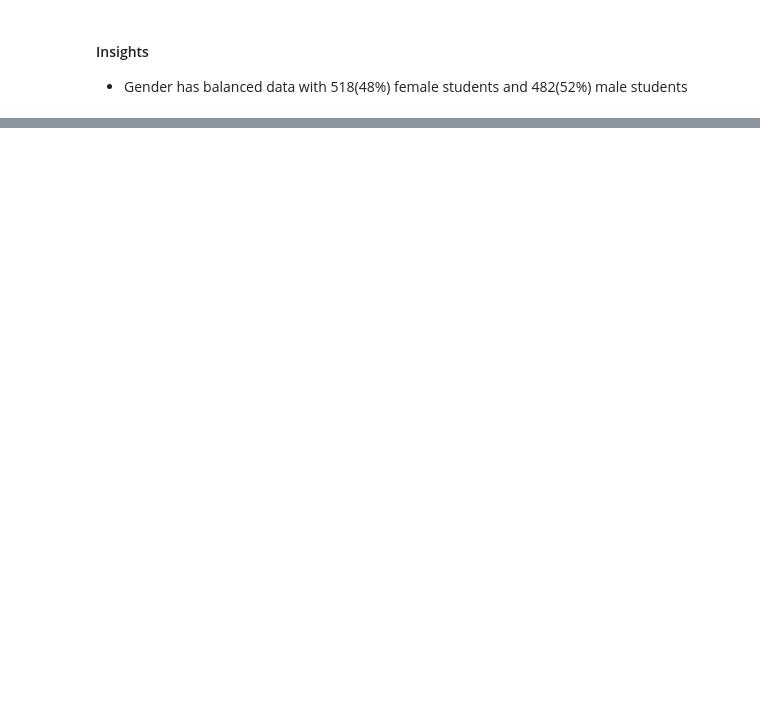
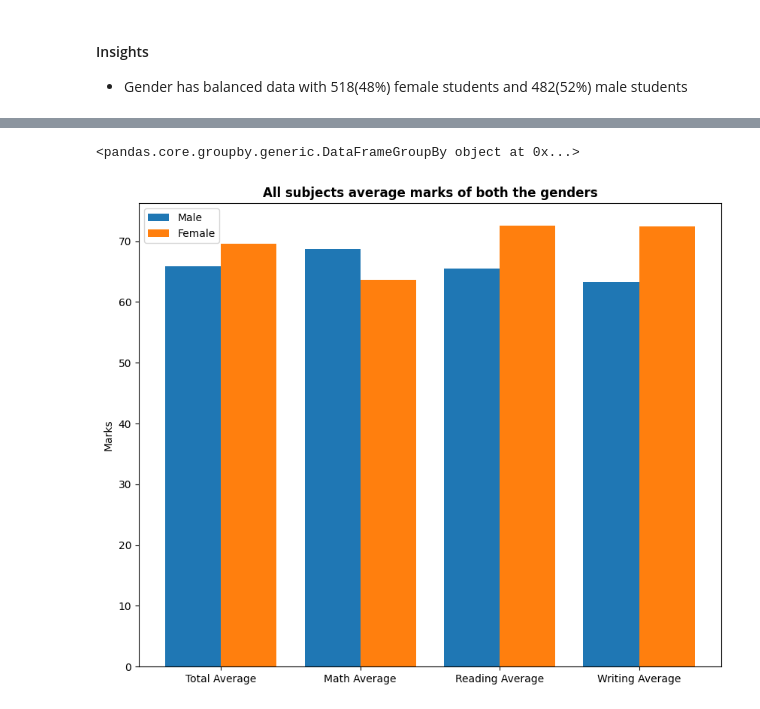
Before and after one commit to mukeshSankalamaddi/mlprojects, a Jupyter notebook: notebook/EDA STUDENT PERFORMANCE.ipynb, the cells around one changed output, grey strips where cells are left out. Cells and saved outputs as stored; diff of their text form; code cells hidden in the pictures; blank space fills up the shorter version.

```diff
--- a/notebook/EDA STUDENT PERFORMANCE.ipynb
+++ b/notebook/EDA STUDENT PERFORMANCE.ipynb
@@ -412,0 +447,26 @@ plt.show()
+# %%
+gender_group = df.groupby('gender')
+gender_group
+# %% [output]
+<pandas.core.groupby.generic.DataFrameGroupBy object at 0x...>
+# %%
+plt.figure(figsize=(10, 8))
+
+X = ['Total Average','Math Average','Reading Average','Writing Average']
+
+
+female_scores = [gender_group['average_score'].mean()[0], gender_group['math_score'].mean()[0],gender_group['reading_score'].mean()[0], gender_group['writing_score'].mean()[0]]
+male_scores = [gender_group['average_score'].mean()[1], gender_group['math_score'].mean()[1],gender_group['reading_score'].mean()[1], gender_group['writing_score'].mean()[1]]
+
+X_axis = np.arange(len(X))
+
+plt.bar(X_axis - 0.2, male_scores, 0.4, label = 'Male')
+plt.bar(X_axis + 0.2, female_scores, 0.4, label = 'Female')
+
+plt.xticks(X_axis, X)
+plt.ylabel("Marks")
+plt.title("All subjects average marks of both the genders", fontweight='bold')
+plt.legend()
+plt.show()
+# %% [output]
+[figure, added]
```
Also changed, not shown: parts of 35 cells of this notebook.
